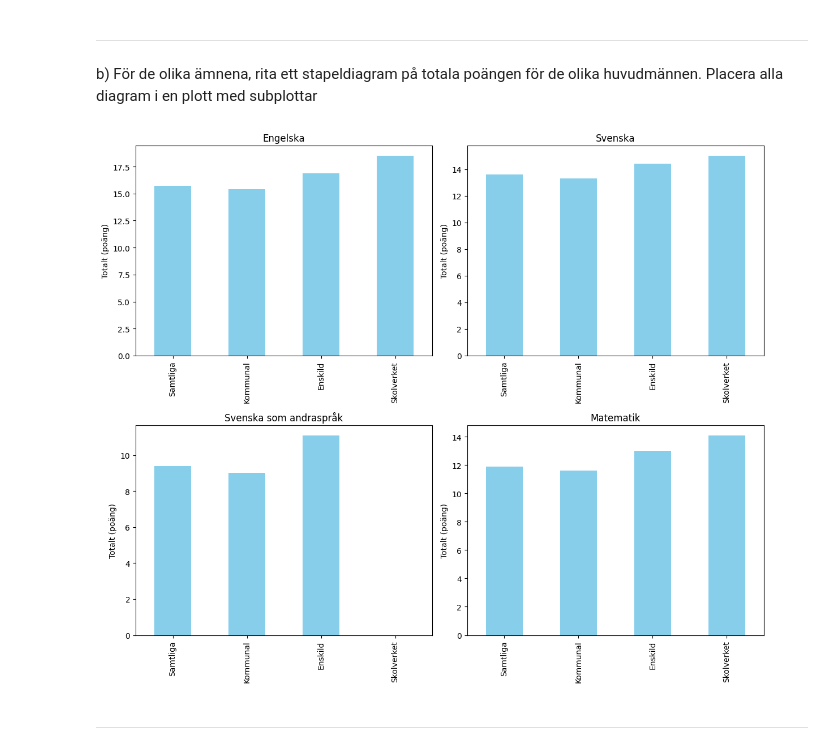
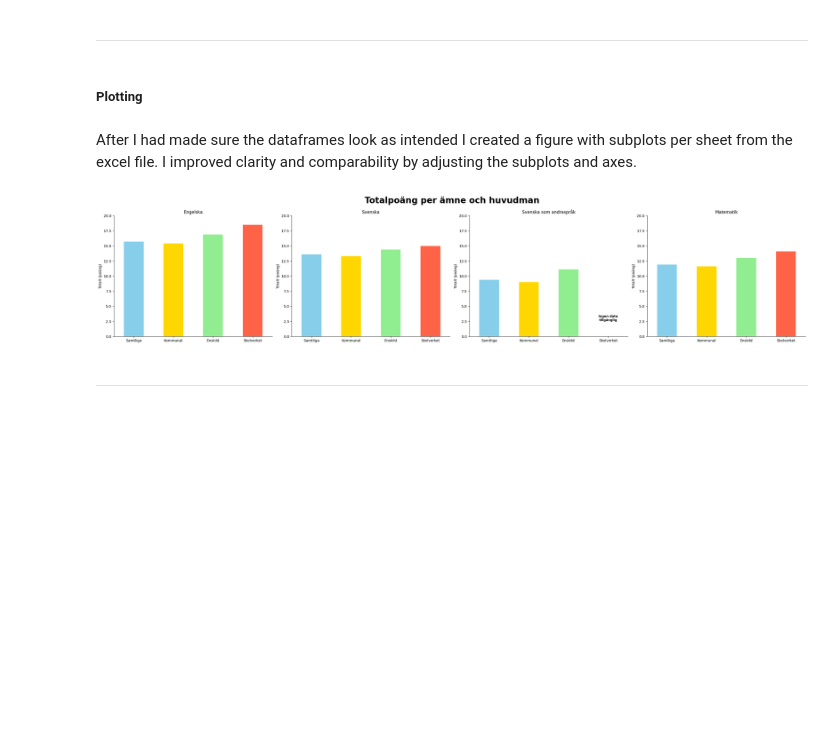
Before and after one commit to wahdanz1/OPA24_AI_Lab-2_-_Pandas_and_data_processing, a Jupyter notebook: main.ipynb, the cells around one changed output. Cells and saved outputs as stored; diff of their text form; code cells hidden in the pictures; blank space fills up the shorter version.

```diff
--- a/main.ipynb
+++ b/main.ipynb
@@ -42,40 +74,52 @@ df_list[0]
 | 3 | Riket | Skolverket | 49 | 24 | 25 | 100.0 | 100.0 | ... |
 # %% [markdown]
 ---
-# %% [markdown]
-b) För de olika ämnena, rita ett stapeldiagram på totala poängen för de olika huvudmännen. Placera alla diagram i en
-plott med subplottar
+# %% [markdown]
+##### Plotting
+# %% [markdown]
+After I had made sure the dataframes look as intended I created a figure with subplots per sheet from the excel file. I improved clarity and comparability by adjusting the subplots and axes.
 # %%
-# Subject names for titles
-subjects = ["Engelska", "Svenska", "Svenska som andraspråk", "Matematik"]
+# Subject names for titles for the subplots
+subject_titles = ["Engelska", "Svenska", "Svenska som andraspråk", "Matematik"]
 
-# Create a figure with 2 rows and 2 columns of subplots
-fig, axes = plt.subplots(2, 2, figsize=(12, 10))
-
-# Flatten the axes array so we can iterate over it easily
-axes = axes.flatten()
+# Create a figure with 1 row and 4 columns of subplots
+fig, axes = plt.subplots(1, 4, figsize=(len(df_list)*7, 6)) # Tip from Andreas to use len(df_list) to make the figure width dynamic
 
 # Loop through each dataframe and plot in the corresponding subplot
 for i, df in enumerate(df_list):
     df.plot(
         x='Huvudman',
         y='Totalt (poäng)',
         kind='bar',
         ax=axes[i],
         legend=False,  # Hide legend
-        color='skyblue'
+        color=['skyblue', 'gold', 'lightgreen', 'tomato']  # Set color palette
     )
 
-    axes[i].set_title(subjects[i])  # Set title for each subplot
-    axes[i].set_ylabel("Totalt (poäng)")  # Label y-axis
+    axes[i].set_title(subject_titles[i])  # Set title for each subplot based on the subject_titles list
+    axes[i].set_ylabel("Totalt (poäng)")  # Label for the y-axis
     axes[i].set_xlabel("")  # "Hide" x-axis label
+    axes[i].set_ylim(0,20) # Set the y-axis limits to 0-20 so that the bars are comparable
+    axes[i].spines[['top', 'right']].set_visible(False)  # Hide the top and right border
+    # Rotate the x-axis labels for better readability
+    axes[i].tick_params(axis='x', rotation=0)
+
+fig.suptitle("Totalpoäng per ämne och huvudman", fontsize=24, fontweight = 'bold')
+
+# Add annotation for the "Svenska som andrapspråk" subplot for the Skolverket bar since there is no data available/reported to them
+axes[2].annotate('Ingen data\ntillgänglig',
+                xy=(1, 2),
+                xytext=(3, 3),
+                fontsize=9, fontweight='bold', color='black',
+                rotation=0, ha='center', va='center')
+
 
 # Adjust layout to avoid overlapping
-plt.tight_layout()
+fig.tight_layout()
 
-# Show the full figure with all subplots
-plt.show()
+# Save the plot with all subplots as a png file
+fig.savefig("visualiseringar/totalpoang_per_amne_och_huvudman.png", dpi=300, bbox_inches='tight')
 # %% [output]
-[figure, old version]
+[figure, new version]
 # %% [markdown]
 ---
```
Also changed, not shown: parts of 27 cells of this notebook, 3 other files.
